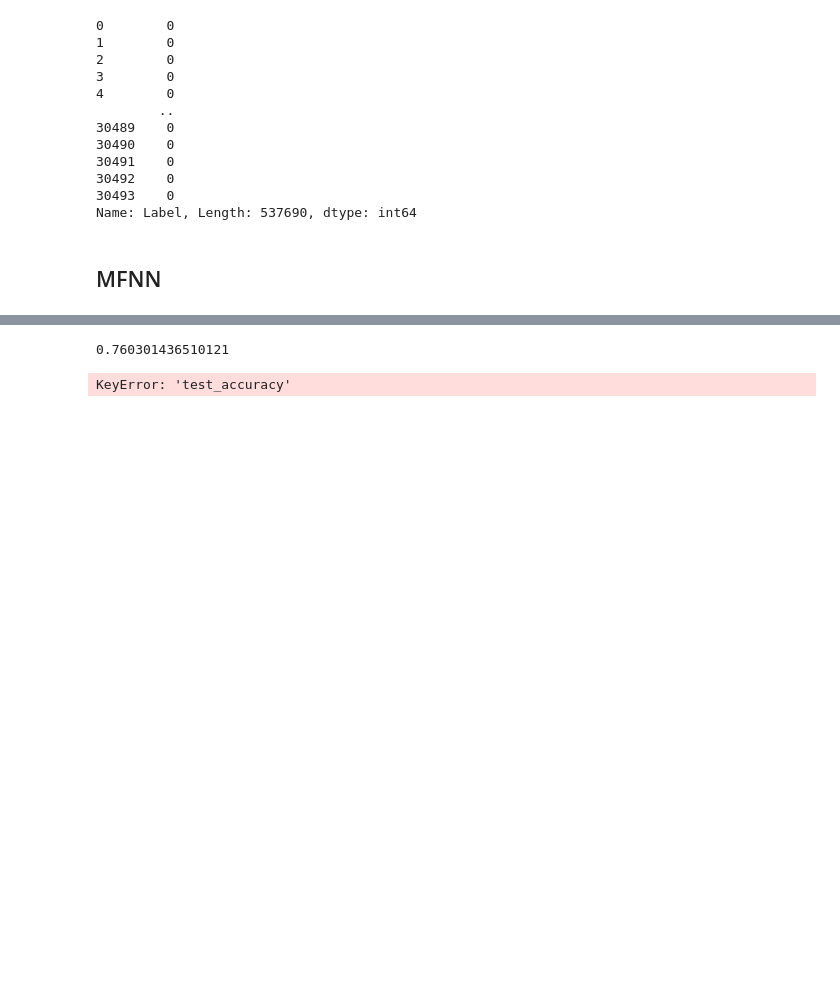
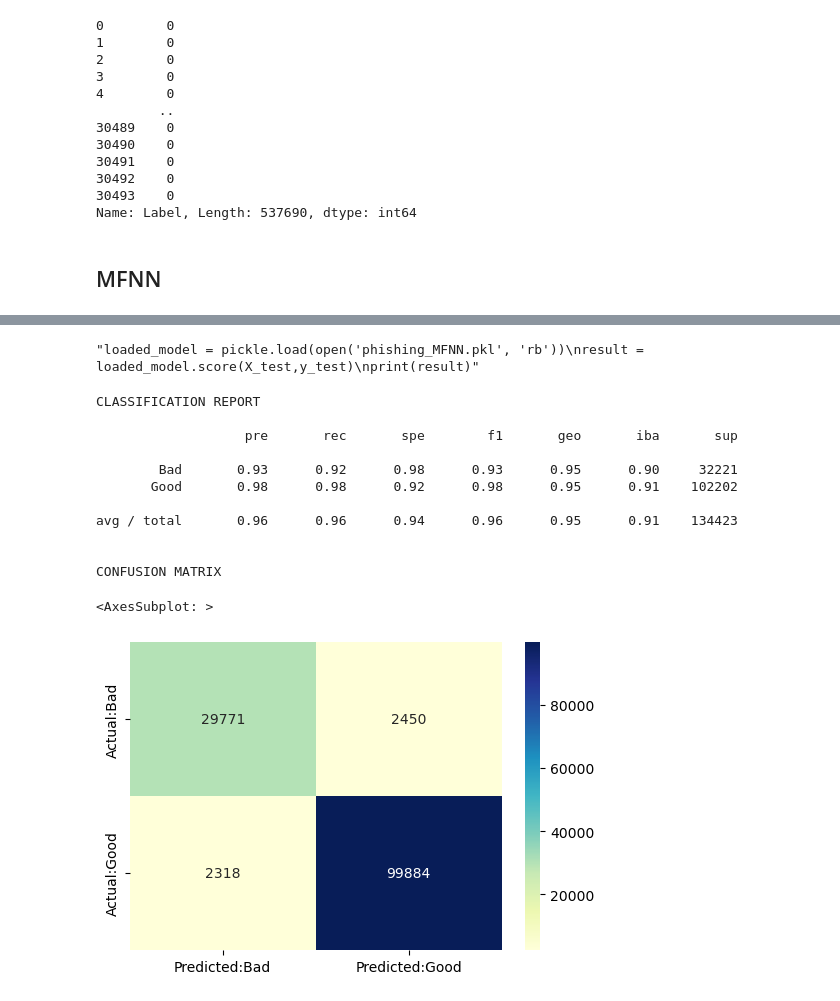
Before and after one commit to giacomovitangeli/phishing-detection, a Jupyter notebook: MFNN_phishing_detection.ipynb, the cells around one changed output, grey strips where cells are left out. Drawn from its saved outputs; the diff is of its cells as text; code cells hidden in the pictures; blank space fills up the shorter version.

Commit message:
update results

```diff
--- a/MFNN_phishing_detection.ipynb
+++ b/MFNN_phishing_detection.ipynb
@@ -247,9 +281,39 @@ print_metrics(MFNN_tfidf)
 # %%
-import pickle
-pickle.dump(pipe,open('phishing_MFNN1.pkl','wb'))
-loaded_model = pickle.load(open('phishing_MFNN1.pkl', 'rb'))
+# save results in pkl objects
+pickle.dump(pipe,open('phishing_MFNN_model.pkl','wb'))
+pickle.dump(MFNN_tfidf,open('phishing_MFNN_CV.pkl','wb'))
+pickle.dump(y_pred,open('phishing_MFNN_pred.pkl','wb'))
+pickle.dump(y_test,open('phishing_MFNN_test.pkl','wb'))
+'''loaded_model = pickle.load(open('phishing_MFNN.pkl', 'rb'))
 result = loaded_model.score(X_test,y_test)
-print(result)
+print(result)'''
 # %% [output]
-0.760301436510121
+"loaded_model = pickle.load(open('phishing_MFNN.pkl', 'rb'))\nresult = loaded_model.score(X_test,y_test)\nprint(result)"
-KeyError: 'test_accuracy'
+# %%
+loaded_model = pickle.load(open('phishing_MFNN_pred.pkl', 'rb'))
+loaded_test = pickle.load(open('phishing_MFNN_test.pkl', 'rb'))
+con_mat = pd.DataFrame(confusion_matrix(loaded_test, loaded_model),
+            columns = ['Predicted:Bad', 'Predicted:Good'],
+            index = ['Actual:Bad', 'Actual:Good'])
+
+print('\nCLASSIFICATION REPORT\n')
+print(classification_report_imbalanced(loaded_test, loaded_model,
+                            target_names =['Bad','Good']))
+
+print('\nCONFUSION MATRIX')
+plt.figure(figsize= (6,4))
+sns.heatmap(con_mat, annot = True,fmt='d',cmap="YlGnBu")
+# %% [output]
+CLASSIFICATION REPORT
+
+                   pre       rec       spe        f1       geo       iba       sup
+
+        Bad       0.93      0.92      0.98      0.93      0.95      0.90     32221
+       Good       0.98      0.98      0.92      0.98      0.95      0.91    102202
+
+avg / total       0.96      0.96      0.94      0.96      0.95      0.91    134423
+
+
+CONFUSION MATRIX
+<AxesSubplot: >
+[figure, added]
```
Also changed, not shown: parts of 4 cells of this notebook, 3 other files.
